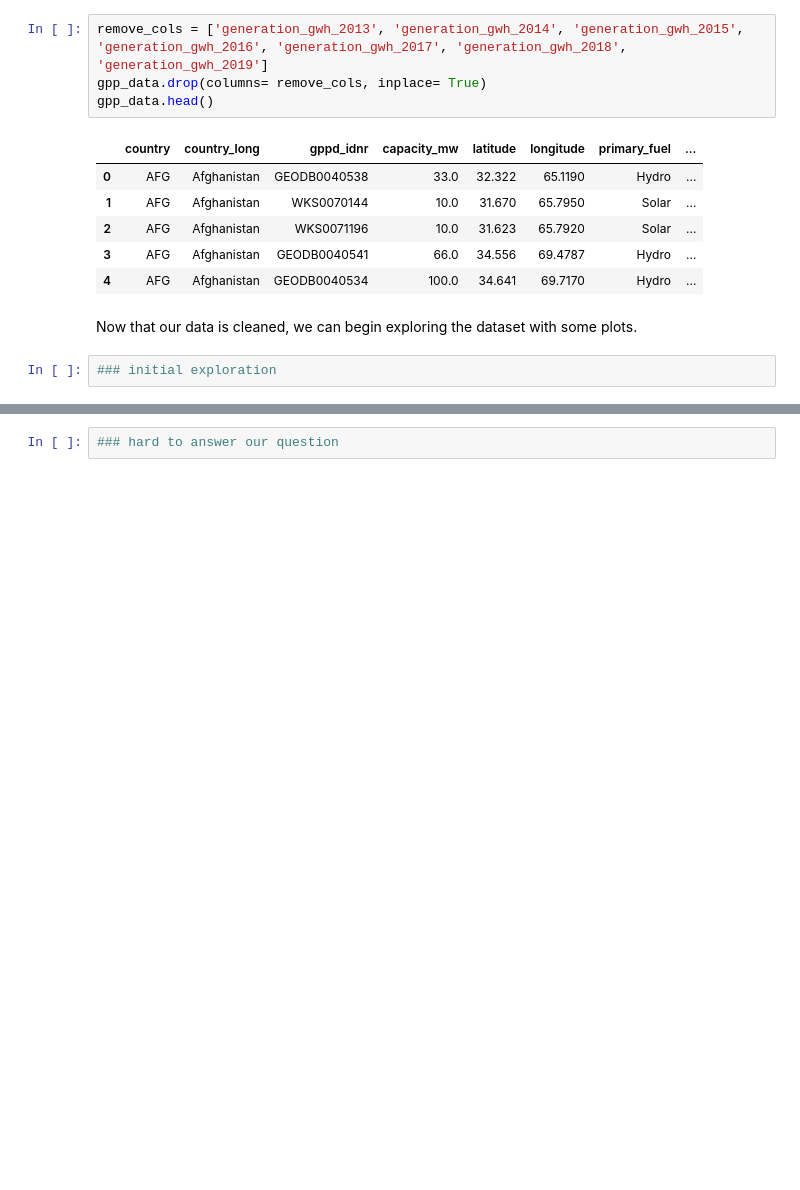
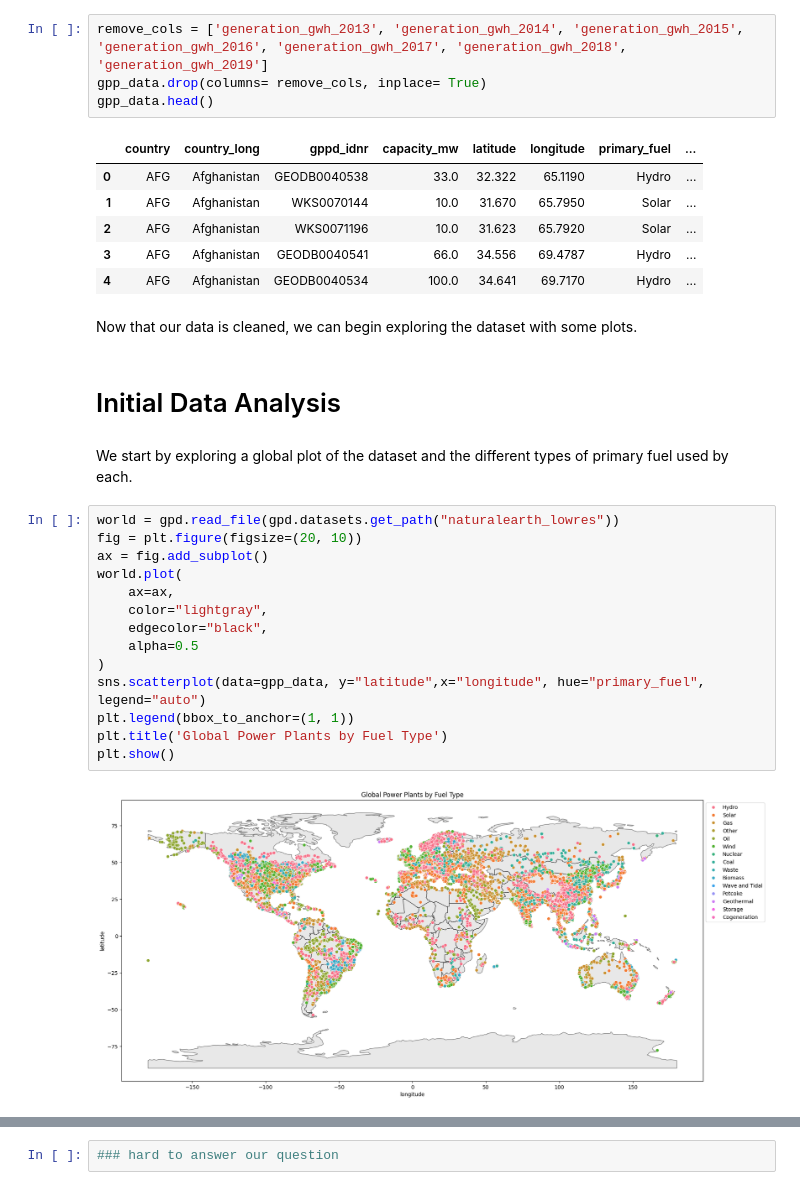
Before and after one commit to jlstjohn/coil_project, a Jupyter notebook: global_power_plant_project/gpp_final.ipynb, the cells around one changed output, grey strips where cells are left out. Cells and saved outputs as stored; diff of their text form; blank space fills up the shorter version.

```diff
--- a/global_power_plant_project/gpp_final.ipynb
+++ b/global_power_plant_project/gpp_final.ipynb
@@ -189,5 +190,23 @@ gpp_data.head()
 | 4 | AFG | Afghanistan | GEODB0040534 | 100.0 | 34.641 | 69.7170 | Hydro | ... |
 # %% [markdown]
 Now that our data is cleaned, we can begin exploring the dataset with some plots.
-# %%
-### initial exploration
+# %% [markdown]
+# Initial Data Analysis
+# %% [markdown]
+We start by exploring a global plot of the dataset and the different types of primary fuel used by each.
+# %%
+world = gpd.read_file(gpd.datasets.get_path("naturalearth_lowres"))
+fig = plt.figure(figsize=(20, 10))
+ax = fig.add_subplot()
+world.plot(
+    ax=ax,
+    color="lightgray",
+    edgecolor="black",
+    alpha=0.5
+)
+sns.scatterplot(data=gpp_data, y="latitude",x="longitude", hue="primary_fuel", legend="auto")
+plt.legend(bbox_to_anchor=(1, 1))
+plt.title('Global Power Plants by Fuel Type')
+plt.show()
+# %% [output]
+[figure, added]
```
Also changed, not shown: parts of 33 cells of this notebook.
